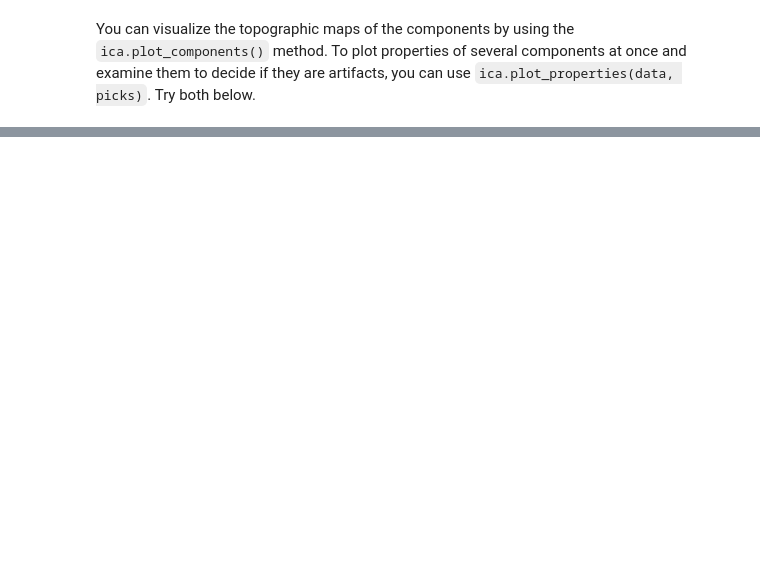
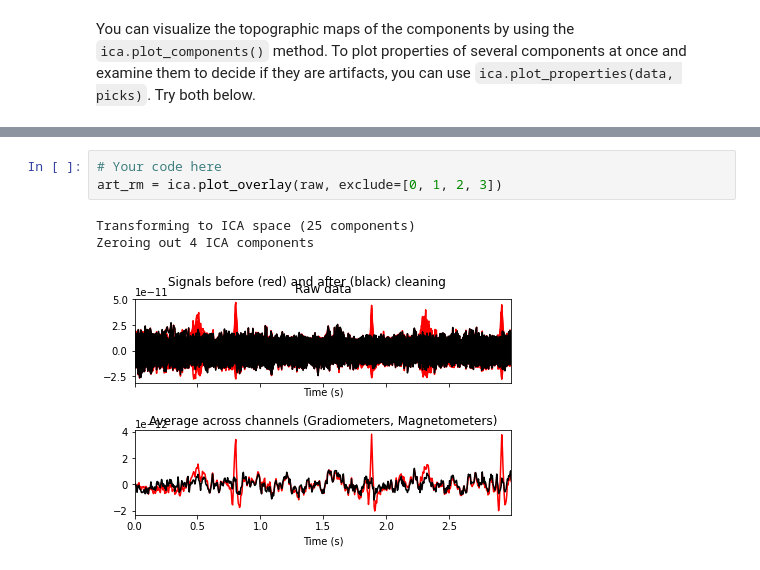
Before and after one commit to IMPRS-Python-course/session7, a Jupyter notebook: tutorial-MNE-Python.ipynb, the cells around one changed output, grey strips where cells are left out. Saved outputs shown, nothing was run; the diff lists cells and outputs as text; blank space fills up the shorter version.

```diff
--- a/tutorial-MNE-Python.ipynb
+++ b/tutorial-MNE-Python.ipynb
@@ -278,0 +332,7 @@ In this example we are going to remove component 0 to 3 as they represent moveme
+# %%
+# Your code here
+art_rm = ica.plot_overlay(raw, exclude=[0, 1, 2, 3])
+# %% [output]
+Transforming to ICA space (25 components)
+Zeroing out 4 ICA components
+[figure, added]
```
Also changed, not shown: parts of 34 cells of this notebook.
